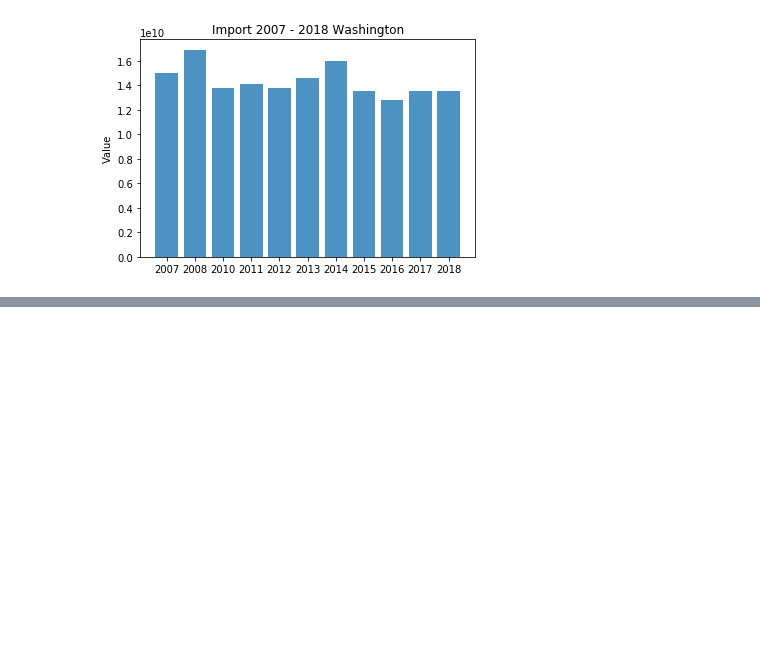
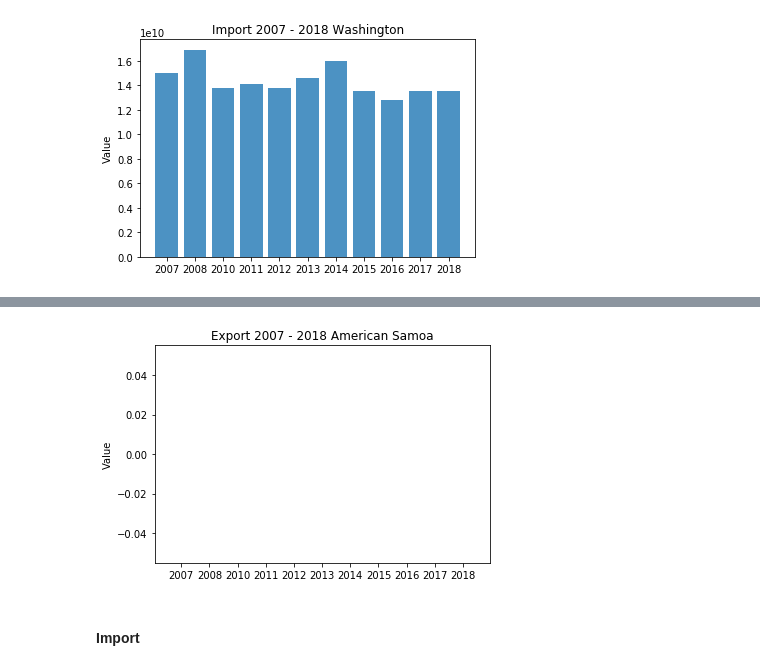
Before and after one commit to BlkPingu/FrightDataAnalysis, a Jupyter notebook: henni/YearValuesByState-CA.ipynb, the cells around one changed output, grey strips where cells are left out. Drawn from its saved outputs; the diff is of its cells as text; code cells hidden in the pictures; blank space fills up the shorter version.

```diff
--- a/henni/YearValuesByState-CA.ipynb
+++ b/henni/YearValuesByState-CA.ipynb
@@ -287,0 +328,3 @@ plot(res_wa_im, "Import", "Washington")
+# %%
+df_as_ex = df_as[df_as["TRDTYPE"] == 1]
+res_as_ex = []
@@ -287,0 +333,6 @@ plot(res_wa_im, "Import", "Washington")
+# %%
+plot(res_as_ex, "Export", "American Samoa")
+# %% [output]
+[figure, added]
+# %% [markdown]
+#### Import
```
Also changed, not shown: parts of 57 cells of this notebook, 1 other file.
